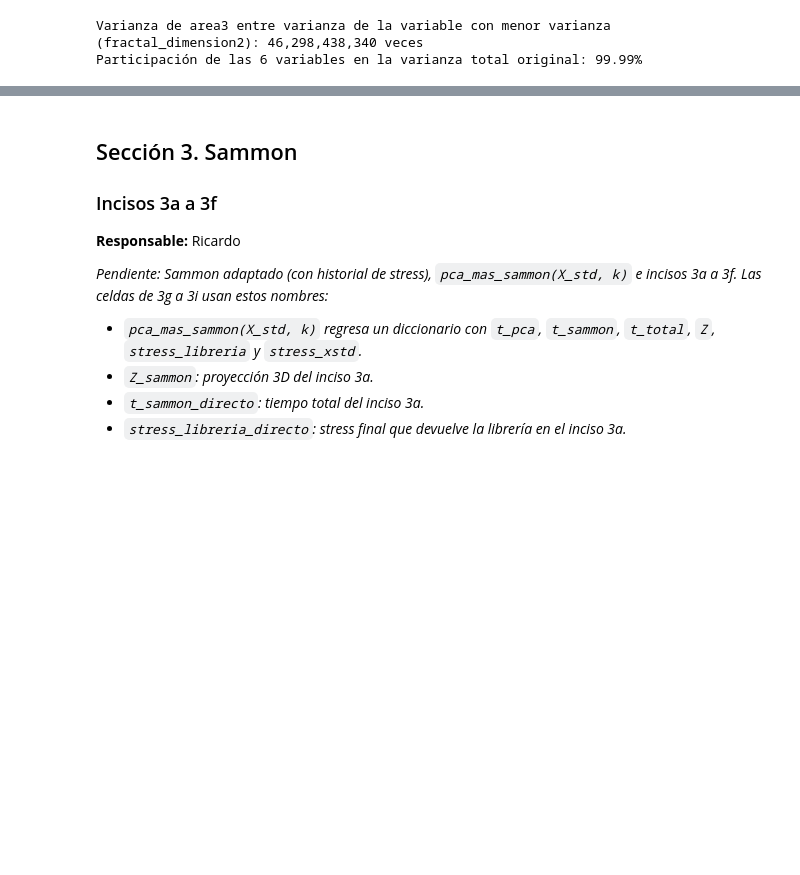
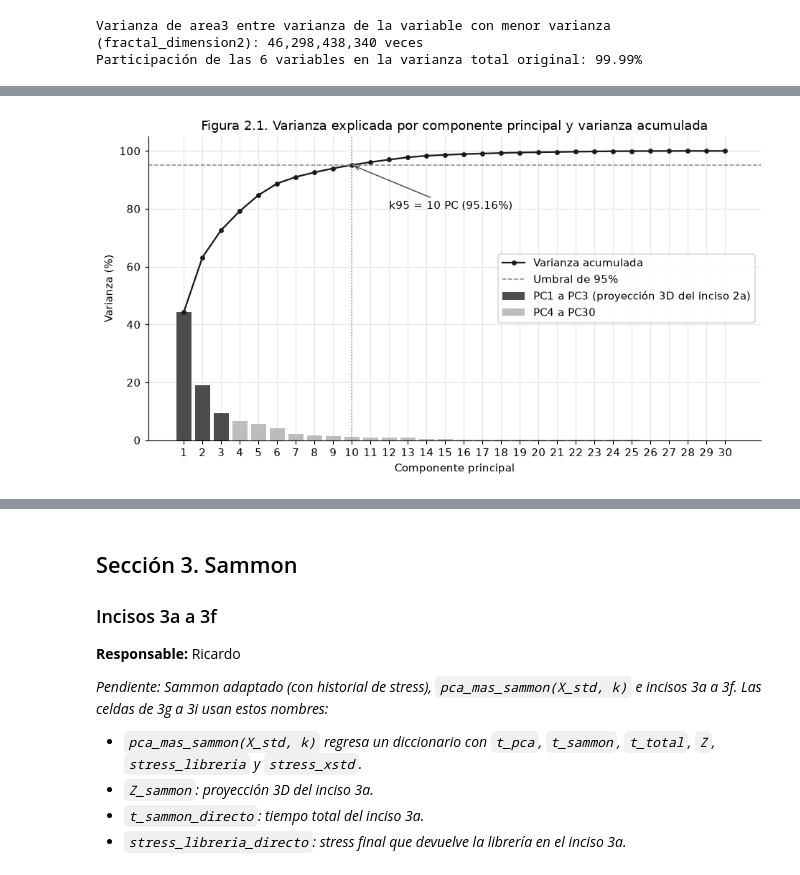
Before and after one commit to MelSurikun/data-analytics-and-visualization, a Jupyter notebook: Practica02/Practica02.ipynb, the cells around one changed output, grey strips where cells are left out. Cells and saved outputs as stored; diff of their text form; code cells hidden in the pictures; blank space fills up the shorter version.

Commit message:
Sección 2 (PCA): incisos 2a a 2f y métricas para la tabla 5a

```diff
--- a/Practica02/Practica02.ipynb
+++ b/Practica02/Practica02.ipynb
@@ -555,0 +663,45 @@ _Pendiente: incisos 2a a 2f. Guardar en `k95` el número de componentes que acum
+# %%
+# ===========================================================
+# Autor:       Magaly
+# Fecha:       03 noviembre 2026
+# Descripción: Gráfica de barras de varianza explicada con línea de varianza acumulada.
+# Insumo:      var_exp, var_acum, k95.
+# Resultado:   Figura 2.1 (figuras/figura_2.1_varianza_pca.png).
+# ===========================================================
+# arange(1, 31) crea los números 1, 2, ..., 30: la posición de cada componente en el eje x
+num_pc = np.arange(1, len(var_exp) + 1)
+
+fig, ax = plt.subplots(figsize=(10, 5))  # Figura de 10 x 5 pulgadas con un solo panel (ax)
+
+# --- BARRAS ---
+# Se dibujan en dos grupos para distinguirlos: [:3] son PC1 a PC3 y [3:] son PC4 a PC30.
+# Las 3 primeras usan el color fijo de PCA; el resto, un gris claro para que no compitan.
+ax.bar(num_pc[:3], var_exp[:3], color=COLORES_METODO["PCA"], label="PC1 a PC3 (proyección 3D del inciso 2a)")
+ax.bar(num_pc[3:], var_exp[3:], color="#BDBDBD", label="PC4 a PC30")
+
+# --- LÍNEA DE VARIANZA ACUMULADA ---
+# marker="o" pone un punto en cada componente; linewidth es el grosor de la línea
+ax.plot(num_pc, var_acum, color="#1A1A1A", marker="o", markersize=3.5, linewidth=1.5,
+        label="Varianza acumulada")
+
+# --- UMBRAL DE 95% Y k95 ---
+# axhline dibuja una línea horizontal en y = 95; axvline, una vertical en x = k95
+ax.axhline(95, color="#888888", linestyle="--", linewidth=1, label="Umbral de 95%")
+ax.axvline(k95, color="#888888", linestyle=":", linewidth=1)
+# annotate escribe un texto con una flecha: xy es a dónde apunta y xytext dónde va el texto
+ax.annotate(f"k95 = {k95} PC ({var_acum[k95 - 1]:.2f}%)",
+            xy=(k95, var_acum[k95 - 1]), xytext=(k95 + 2, 80),
+            arrowprops={"arrowstyle": "->", "color": "#4C4C4C"})
+
+# --- EJES Y TEXTOS ---
+ax.set_xticks(num_pc)                      # Muestra un número por cada componente (1 a 30)
+ax.set_xlabel("Componente principal")      # Nombre del eje x
+ax.set_ylabel("Varianza (%)")              # Nombre del eje y; las dos series están en porcentaje
+ax.set_ylim(0, 105)                        # El eje y va de 0 a 105 para que se vea el 100%
+ax.set_title("Figura 2.1. Varianza explicada por componente principal y varianza acumulada")
+ax.legend(loc="center right")              # Leyenda a la derecha, donde las barras ya son bajas
+
+fig.savefig(RUTA_FIGURAS / "figura_2.1_varianza_pca.png")  # Guarda la imagen para el reporte
+plt.show()                                                  # Muestra la figura en el notebook
+# %% [output]
+[figure, added]
```
Also changed, not shown: parts of 14 cells of this notebook, 7 other files.
